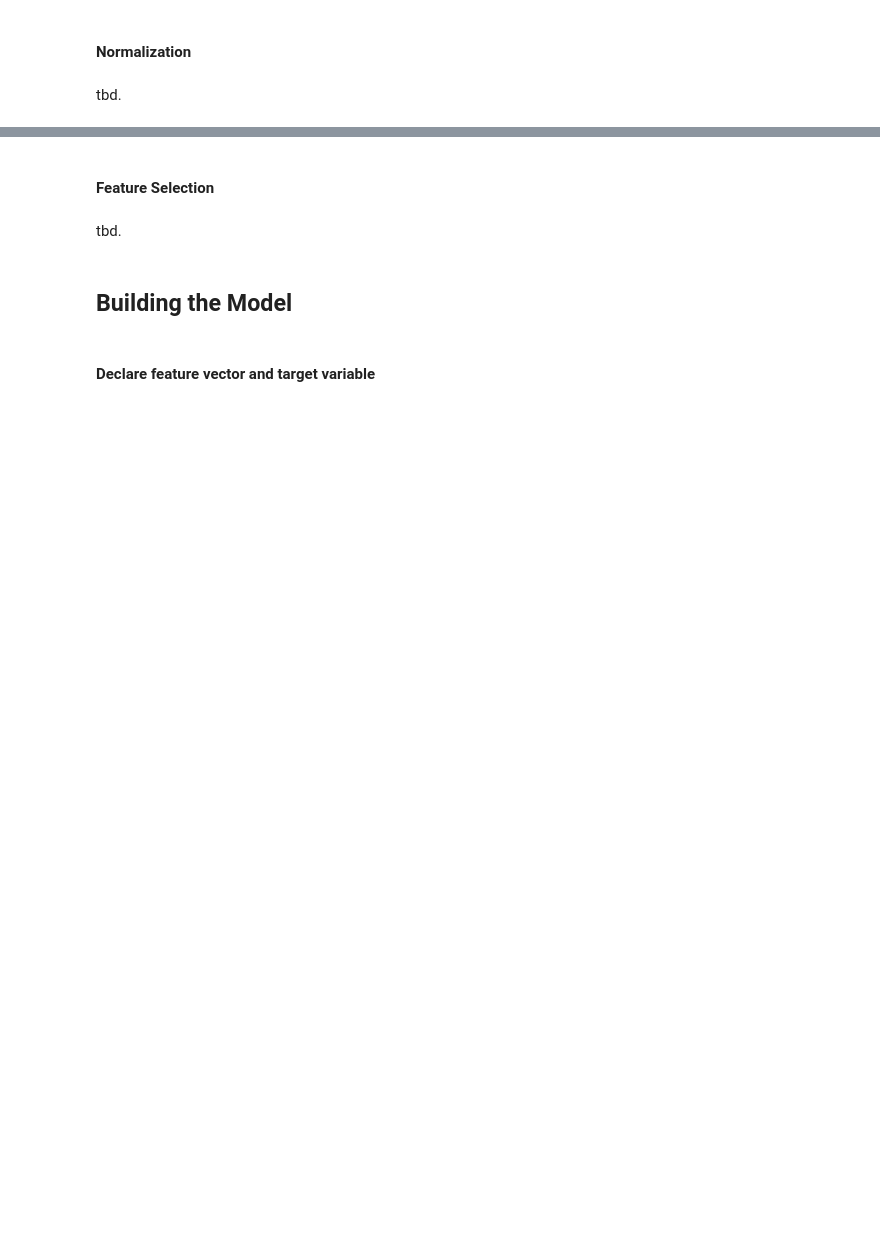
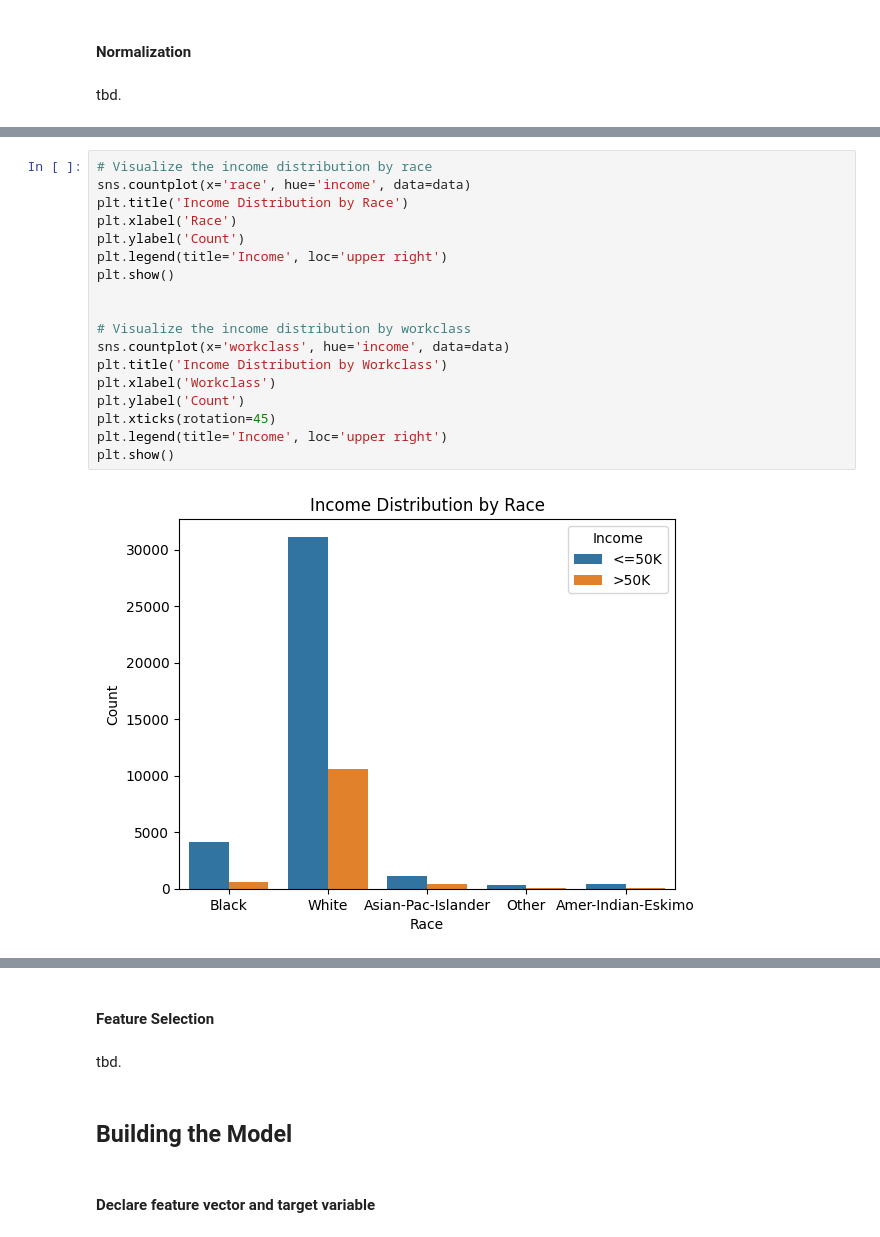
Before and after one commit to eva-f00/bayes_xml, a Jupyter notebook: Naive Bayes Classifier.ipynb, the cells around one changed output, grey strips where cells are left out. Saved outputs shown, nothing was run; the diff lists cells and outputs as text; blank space fills up the shorter version.

```diff
--- a/Naive Bayes Classifier.ipynb
+++ b/Naive Bayes Classifier.ipynb
@@ -226,0 +306,20 @@ The numerical variables are : ['age', 'fnlwgt', 'education_num', 'capital_gain',
+# %%
+# Visualize the income distribution by race
+sns.countplot(x='race', hue='income', data=data)
+plt.title('Income Distribution by Race')
+plt.xlabel('Race')
+plt.ylabel('Count')
+plt.legend(title='Income', loc='upper right')
+plt.show()
+
+
+# Visualize the income distribution by workclass
+sns.countplot(x='workclass', hue='income', data=data)
+plt.title('Income Distribution by Workclass')
+plt.xlabel('Workclass')
+plt.ylabel('Count')
+plt.xticks(rotation=45)
+plt.legend(title='Income', loc='upper right')
+plt.show()
+# %% [output]
+[figure, added]
```
Also changed, not shown: parts of 33 cells of this notebook.
